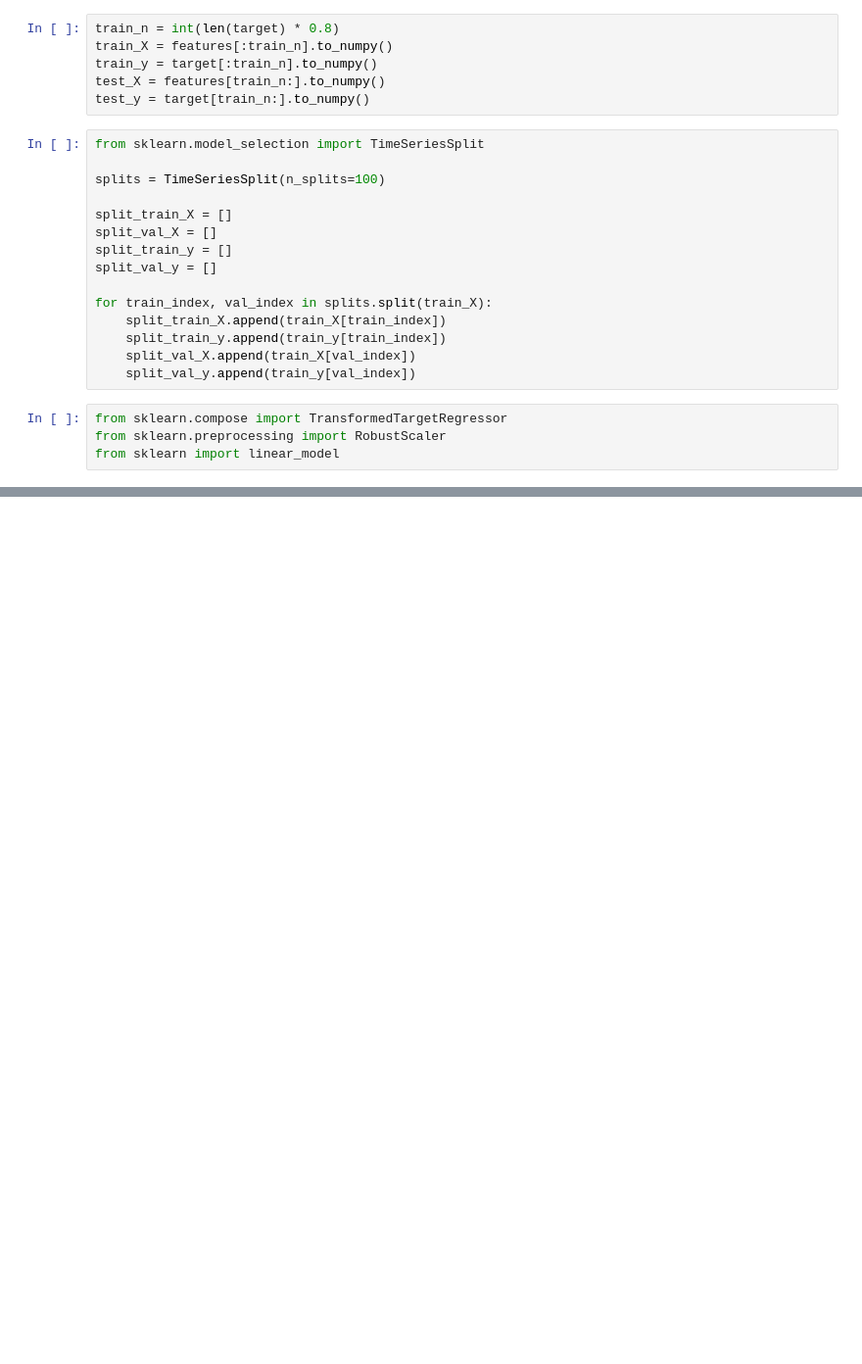
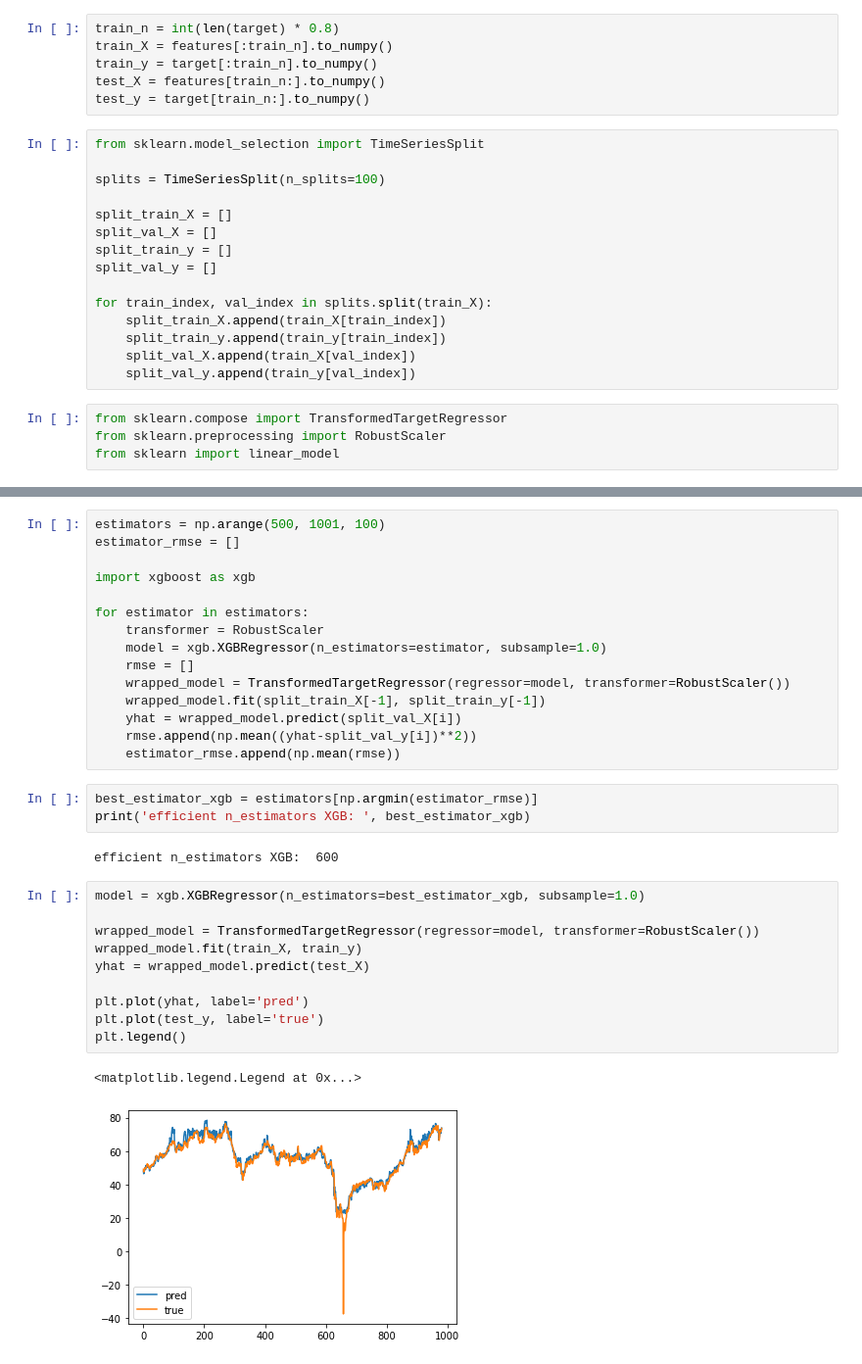
Before and after one commit to joeldsouza493/ORIE5741_Project, a Jupyter notebook: Untitled.ipynb, the cells around one changed output, grey strips where cells are left out. Shown at 98% size. Cells and saved outputs as stored; diff of their text form; blank space fills up the shorter version.

```diff
--- a/Untitled.ipynb
+++ b/Untitled.ipynb
@@ -346,0 +366,33 @@ NameError: name 'X' is not defined
+# %%
+estimators = np.arange(500, 1001, 100)
+estimator_rmse = []
+
+import xgboost as xgb
+
+for estimator in estimators:
+    transformer = RobustScaler
+    model = xgb.XGBRegressor(n_estimators=estimator, subsample=1.0)
+    rmse = []
+    wrapped_model = TransformedTargetRegressor(regressor=model, transformer=RobustScaler())
+    wrapped_model.fit(split_train_X[-1], split_train_y[-1])
+    yhat = wrapped_model.predict(split_val_X[i])
+    rmse.append(np.mean((yhat-split_val_y[i])**2))
+    estimator_rmse.append(np.mean(rmse))
+# %%
+best_estimator_xgb = estimators[np.argmin(estimator_rmse)]
+print('efficient n_estimators XGB: ', best_estimator_xgb)
+# %% [output]
+efficient n_estimators XGB:  600
+# %%
+model = xgb.XGBRegressor(n_estimators=best_estimator_xgb, subsample=1.0)
+
+wrapped_model = TransformedTargetRegressor(regressor=model, transformer=RobustScaler())
+wrapped_model.fit(train_X, train_y)
+yhat = wrapped_model.predict(test_X)
+
+plt.plot(yhat, label='pred')
+plt.plot(test_y, label='true')
+plt.legend()
+# %% [output]
+<matplotlib.legend.Legend at 0x...>
+[figure, added]
```
Also changed, not shown: parts of 43 cells of this notebook, 8 other files.
